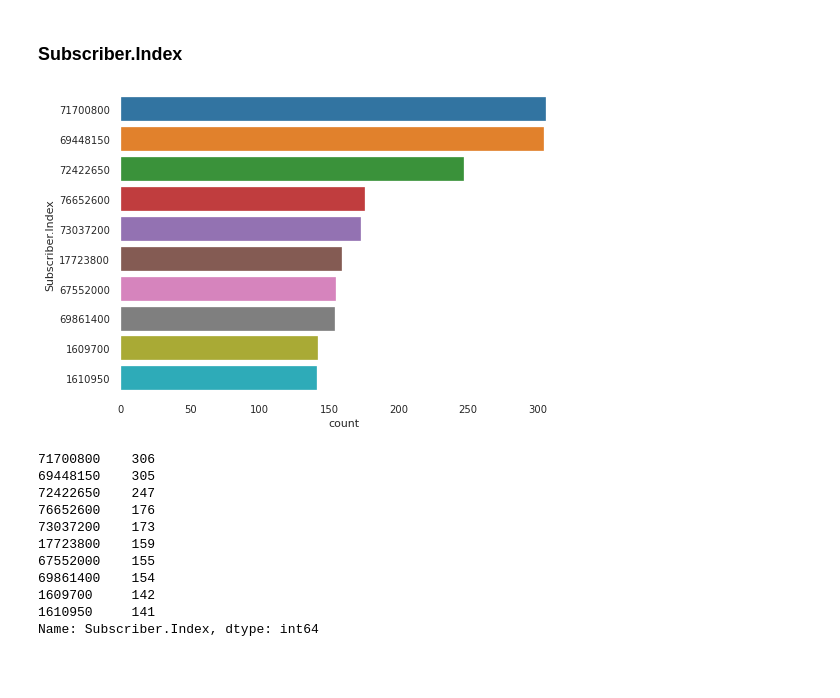
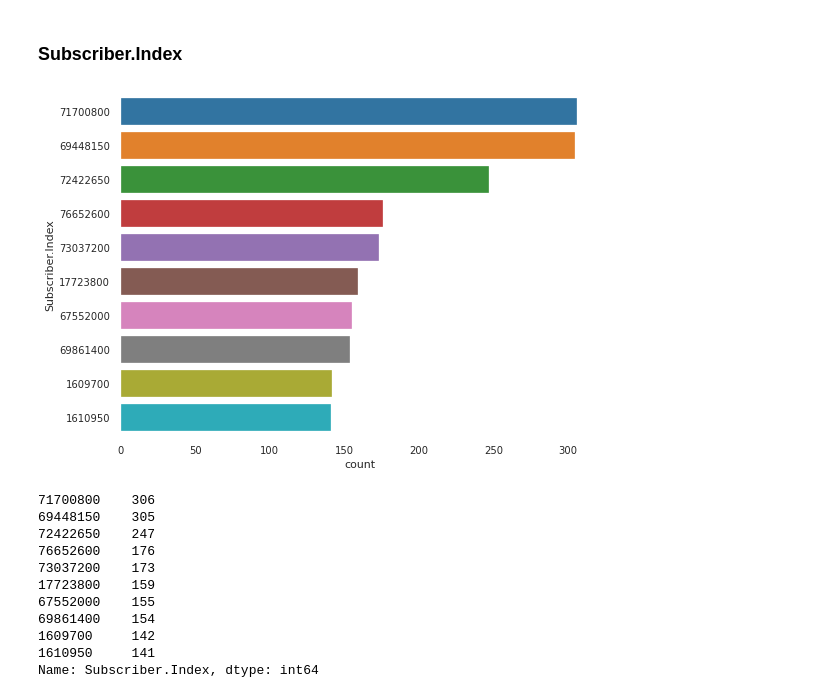
Before and after one commit to narquette/claimassignment, a Jupyter notebook: code/Claim_EDA.ipynb, the cells around one changed output. Saved outputs shown, nothing was run; the diff lists cells and outputs as text; code cells hidden in the pictures; blank space fills up the shorter version.

```diff
--- a/code/Claim_EDA.ipynb
+++ b/code/Claim_EDA.ipynb
@@ -681,9 +684,10 @@ Name: Group.Index, dtype: int64
 # %%
 col ='Subscriber.Index'
 sns.countplot(y=procedure_data[col], order=procedure_data[col].value_counts().iloc[:10].index);
+plt.tight_layout()
 plt.savefig(os.path.join('../','visualization',f"{col}_barchart.png"))
 # %% [output]
-[figure, old version]
+[figure, new version]
 # %%
 # look at subscriber index
 procedure_data[col].value_counts(ascending=False).head(10)
```
Also changed, not shown: parts of 7 cells of this notebook, 8 other files.
